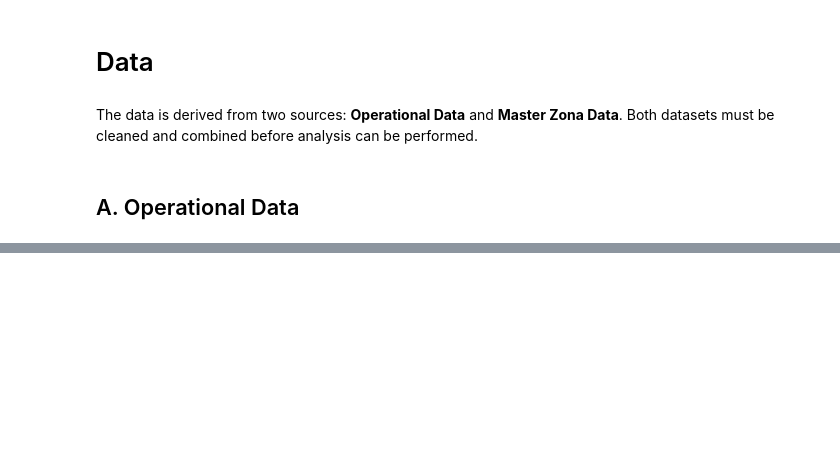
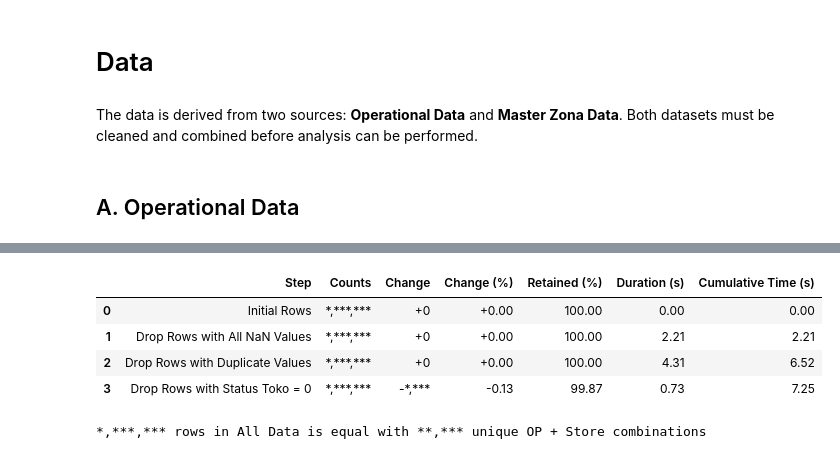
Before and after one commit to MNAtthoriq/km-master-discrepancy-detection-system, a Jupyter notebook: notebooks/01-KM-Master-Discrepancy-Detection.ipynb, the cells around one changed output, grey strips where cells are left out. Saved outputs shown, nothing was run; the diff lists cells and outputs as text; code cells hidden in the pictures; blank space fills up the shorter version.

```diff
--- a/notebooks/01-KM-Master-Discrepancy-Detection.ipynb
+++ b/notebooks/01-KM-Master-Discrepancy-Detection.ipynb
@@ -44,0 +303,4 @@ Operational Data Column Names:
+# %%
+# track preprocessing merged data
+tracker_all_data = DataTracker("Merged Data")
+tracker_all_data.track(df_all_data, step_name="Initial Rows")
@@ -44,0 +327,4 @@ Operational Data Column Names:
+# %%
+# show summary
+tracker_all_data.summary()
+# %% [output]
@@ -44,0 +332,10 @@ Operational Data Column Names:
+|  | Step | Counts | Change | Change (%) | Retained (%) | Duration (s) | Cumulative Time (s) |
+| 0 | Initial Rows | *,***,*** | +0 | +0.00 | 100.00 | 0.00 | 0.00 |
+| 1 | Drop Rows with All NaN Values | *,***,*** | +0 | +0.00 | 100.00 | 2.21 | 2.21 |
+| 2 | Drop Rows with Duplicate Values | *,***,*** | +0 | +0.00 | 100.00 | 4.31 | 6.52 |
+| 3 | Drop Rows with Status Toko = 0 | *,***,*** | -*,*** | -0.13 | 99.87 | 0.73 | 7.25 |
+# %%
+# show unique OP + store
+print(f"{mask_numeric_value(f'{len(df_all_data):,}')} rows in All Data is equal with {mask_numeric_value(f'{len(df_all_data[['OP', 'Toko']].drop_duplicates()):,}')} unique OP + Store combinations")
+# %% [output]
+*,***,*** rows in All Data is equal with **,*** unique OP + Store combinations
```
Also changed, not shown: parts of 26 cells of this notebook.
